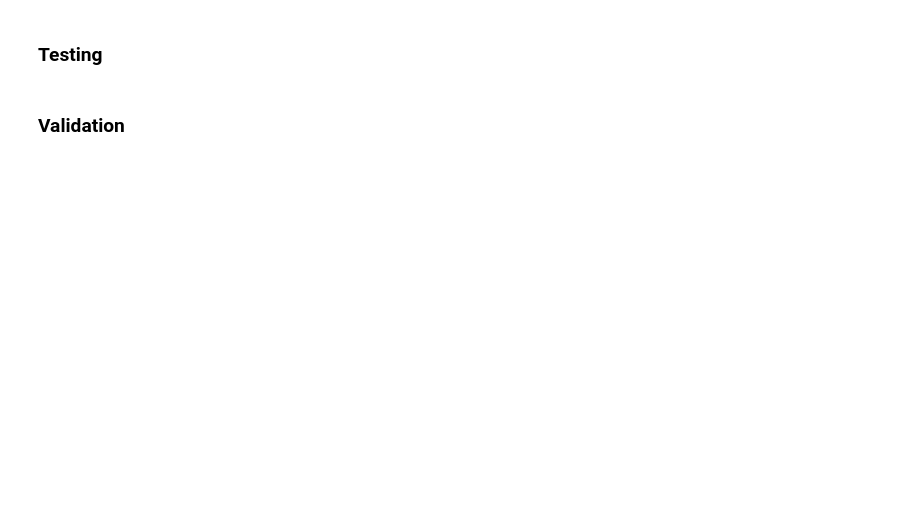
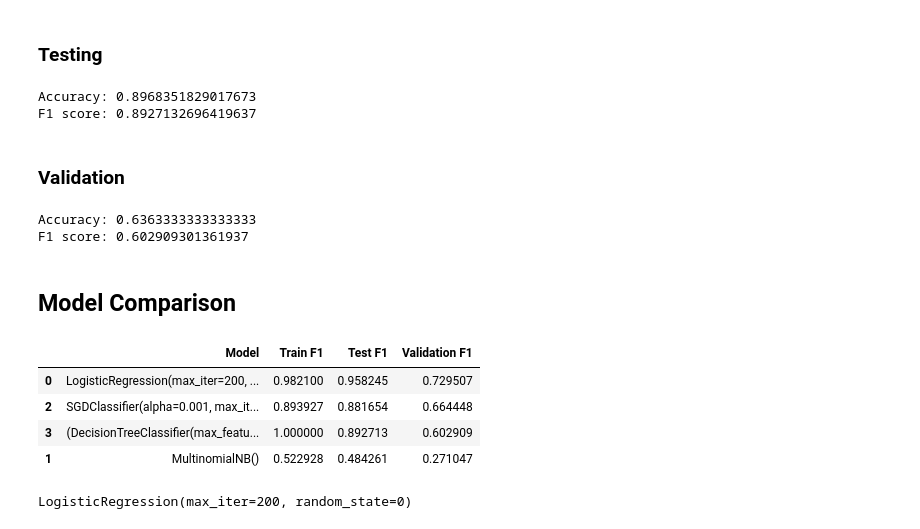
Before and after one commit to ddanelynn/CS4248_unreliable_news, a Jupyter notebook: models.ipynb, the cells around one changed output. Drawn from its saved outputs; the diff is of its cells as text; code cells hidden in the pictures; blank space fills up the shorter version.

Commit message:
finalise models

```diff
--- a/models.ipynb
+++ b/models.ipynb
@@ -331,8 +425,9 @@ plt.show()
 # %%
 rfclf = RandomForestClassifier(n_estimators = 100, max_features = 'sqrt').fit(X_train_tfidf, y_train)
 y_pred = rfclf.predict(X_train_tfidf)
+train_f1 = f1_score(y_train, y_pred, average='macro')
 print(f"Accuracy: {accuracy_score(y_train, y_pred)}")
-print(f"F1 score: {f1_score(y_train, y_pred, average='macro')}")
+print(f"F1 score: {train_f1}")
 # %% [output]
 Accuracy: 1.0
 F1 score: 1.0
@@ -392,11 +436,37 @@ You can try to debug the error by setting error_score='raise'.
 # %%
 X_test_tfidf = tfidf_vectorizer.transform(X_test)
 y_pred = rfclf.predict(X_test_tfidf)
+test_f1 = f1_score(y_test, y_pred, average='macro')
 print(f"Accuracy: {accuracy_score(y_test, y_pred)}")
-print(f"F1 score: {f1_score(y_test, y_pred, average='macro')}")
+print(f"F1 score: {test_f1}")
+# %% [output]
+Accuracy: 0.8968351829017673
+F1 score: 0.8927132696419637
 # %% [markdown]
 ### Validation
 # %%
 y_pred_val = rfclf.predict(X_val_tfidf)
+val_f1 = f1_score(y_val, y_pred_val, average='macro')
 print(f"Accuracy: {accuracy_score(y_val, y_pred_val)}")
-print(f"F1 score: {f1_score(y_val, y_pred_val, average='macro')}")
+print(f"F1 score: {val_f1}")
+# %% [output]
+Accuracy: 0.6363333333333333
+F1 score: 0.602909301361937
+# %%
+Models_Comparison.append([rfclf, train_f1, test_f1, val_f1])
+# %% [markdown]
+## Model Comparison
+# %%
+Models_Comparison = pd.DataFrame(Models_Comparison, columns=["Model", "Train F1", "Test F1", "Validation F1"]).sort_values(by="Validation F1", ascending=False)
+Models_Comparison
+# %% [output]
+|  | Model | Train F1 | Test F1 | Validation F1 |
+| 0 | LogisticRegression(max_iter=200, ... | 0.982100 | 0.958245 | 0.729507 |
+| 2 | SGDClassifier(alpha=0.001, max_it... | 0.893927 | 0.881654 | 0.664448 |
+| 3 | (DecisionTreeClassifier(max_featu... | 1.000000 | 0.892713 | 0.602909 |
+| 1 | MultinomialNB() | 0.522928 | 0.484261 | 0.271047 |
+# %%
+best_model = Models_Comparison.iloc[0]['Model']
+best_model
+# %% [output]
+LogisticRegression(max_iter=200, random_state=0)
```
Also changed, not shown: parts of 25 cells of this notebook.
